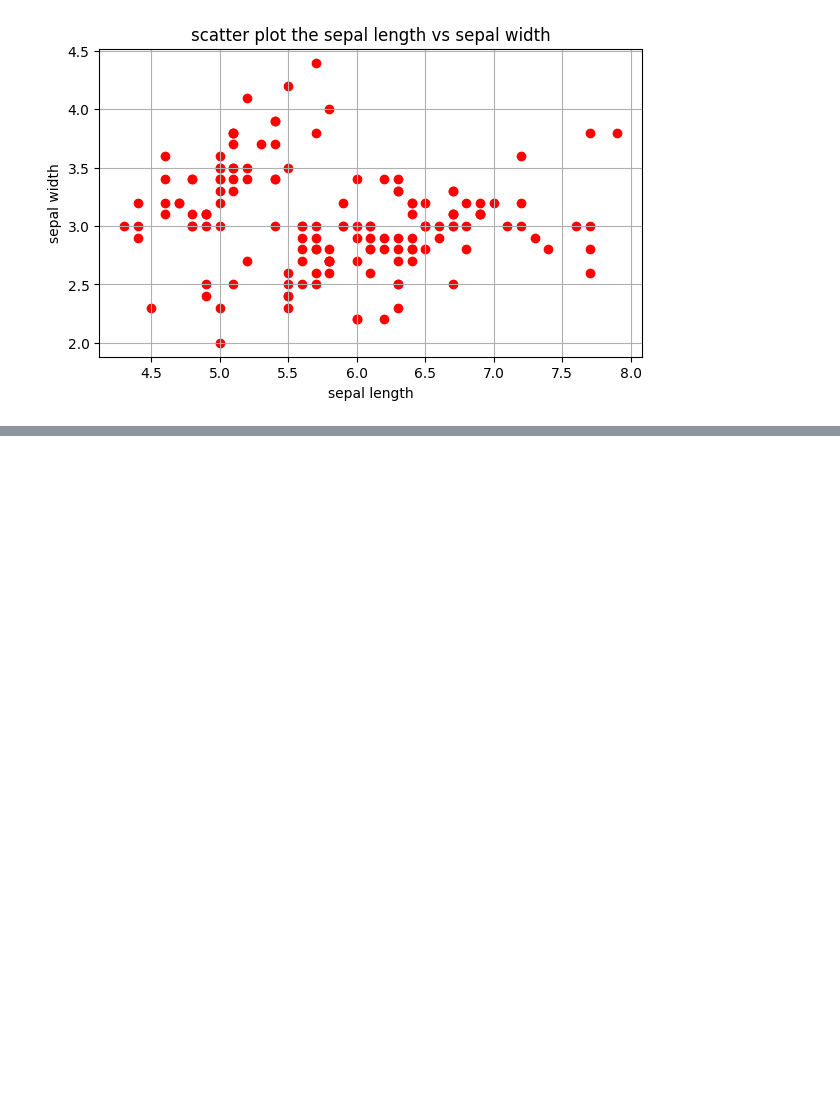
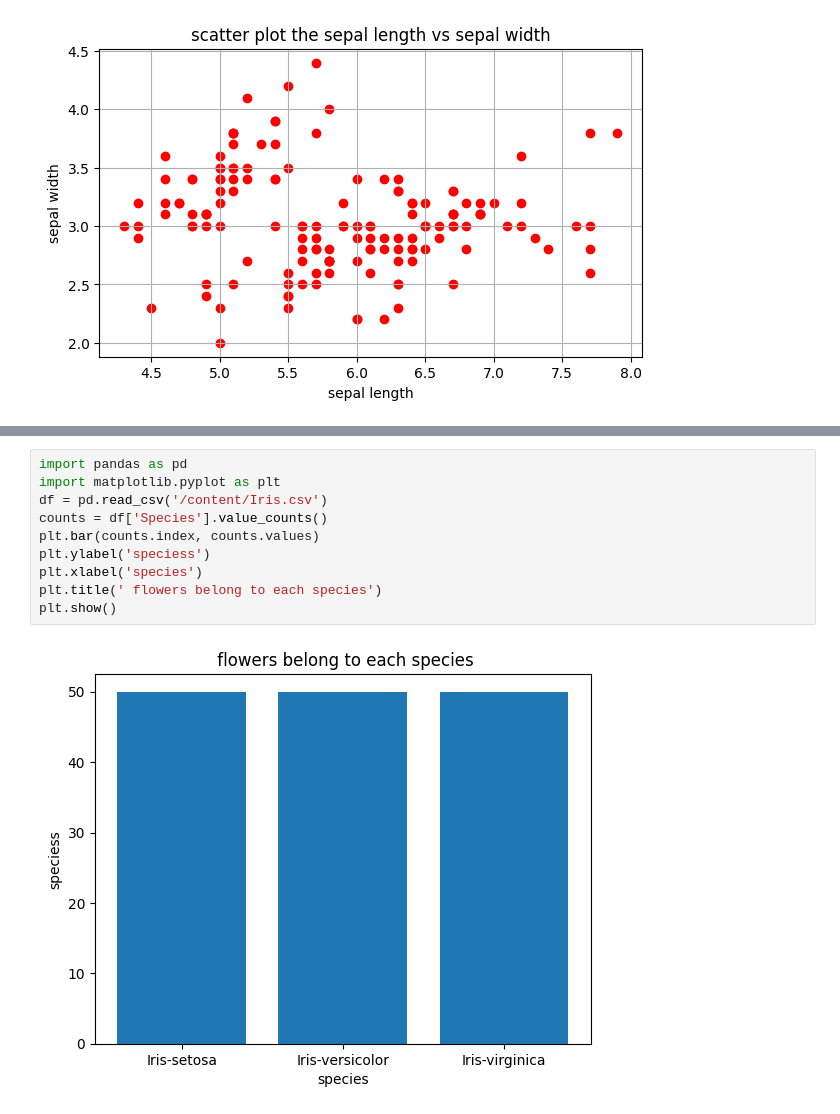
Before and after one commit to Nohan28/aiml, a Jupyter notebook: nohan23CS028.ipynb, the cells around one changed output, grey strips where cells are left out. Drawn from its saved outputs; the diff is of its cells as text; blank space fills up the shorter version.

```diff
--- a/nohan23CS028.ipynb
+++ b/nohan23CS028.ipynb
@@ -887,0 +925,12 @@ plt.show()
+# %%
+import pandas as pd
+import matplotlib.pyplot as plt
+df = pd.read_csv('/content/Iris.csv')
+counts = df['Species'].value_counts()
+plt.bar(counts.index, counts.values)
+plt.ylabel('speciess')
+plt.xlabel('species')
+plt.title(' flowers belong to each species')
+plt.show()
+# %% [output]
+[figure, added]
```
Also changed, not shown: parts of 17 cells of this notebook.
